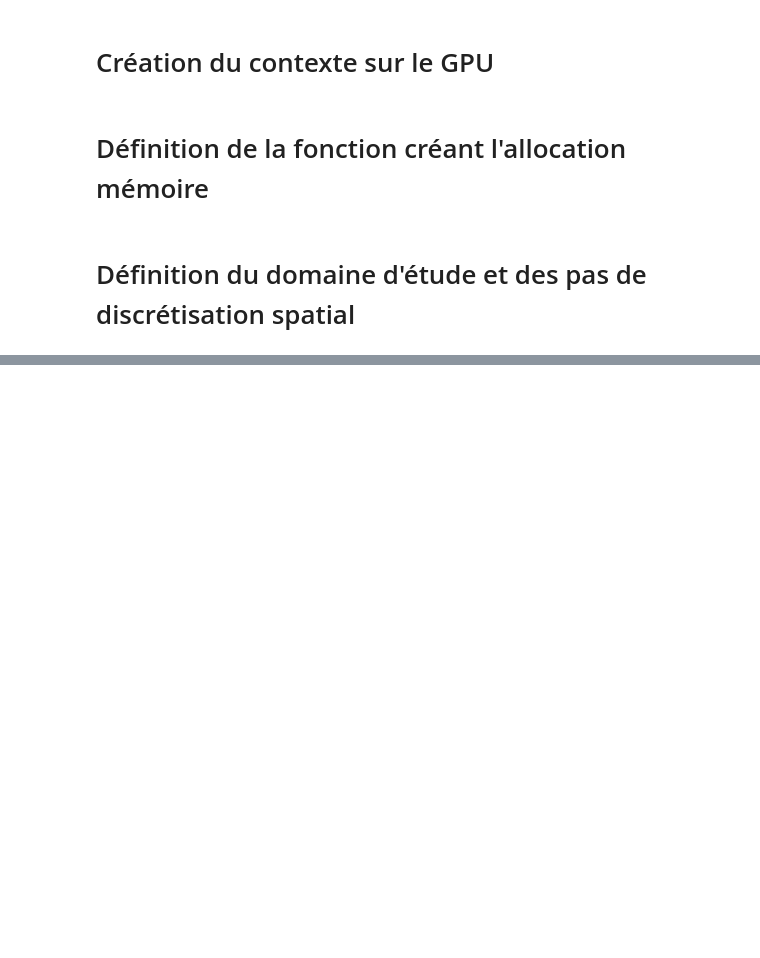
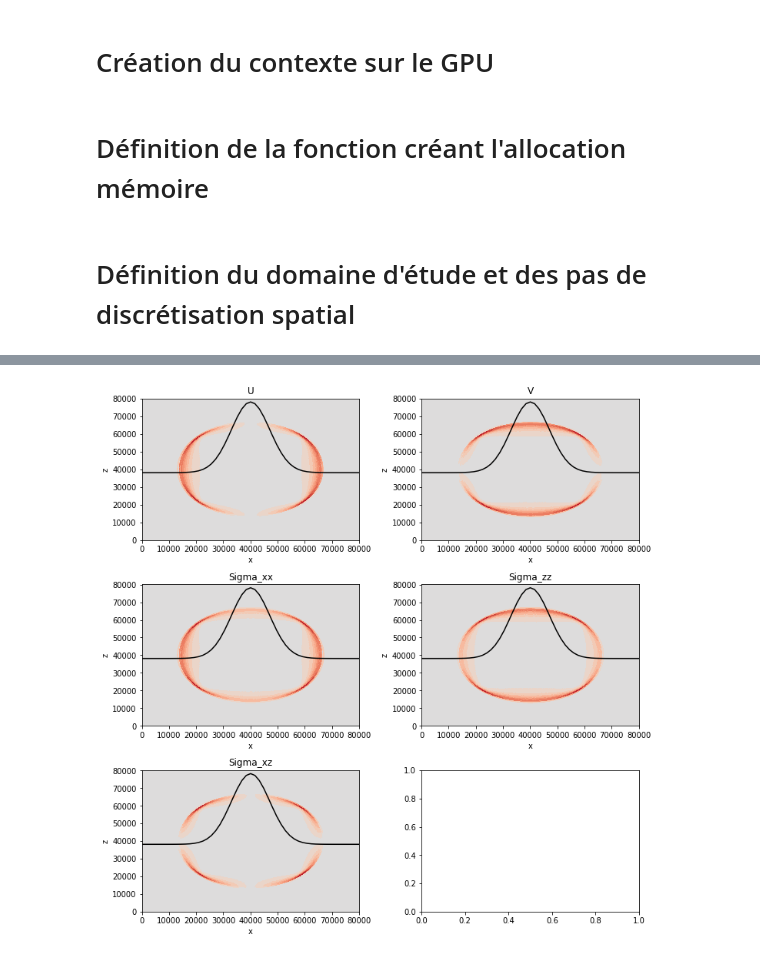
Before and after one commit to Caruso-Tom/Onde_SV, a Jupyter notebook: Code_miroir_SV.ipynb, the cells around one changed output, grey strips where cells are left out. Cells and saved outputs as stored; diff of their text form; code cells hidden in the pictures; blank space fills up the shorter version.

```diff
--- a/Code_miroir_SV.ipynb
+++ b/Code_miroir_SV.ipynb
@@ -560,2 +736,6 @@ while nt < Nt:
+# %%
+Affichage_5_subploat(X, Z, U, V, Sigma_xx, Sigma_zz, Sigma_xz, x_data, z_data, trace_type="coolwarm")
+# %% [output]
+[figure, added]
 # %%
 contx.pop()
```
Also changed, not shown: parts of 16 cells of this notebook, 1 other file.
